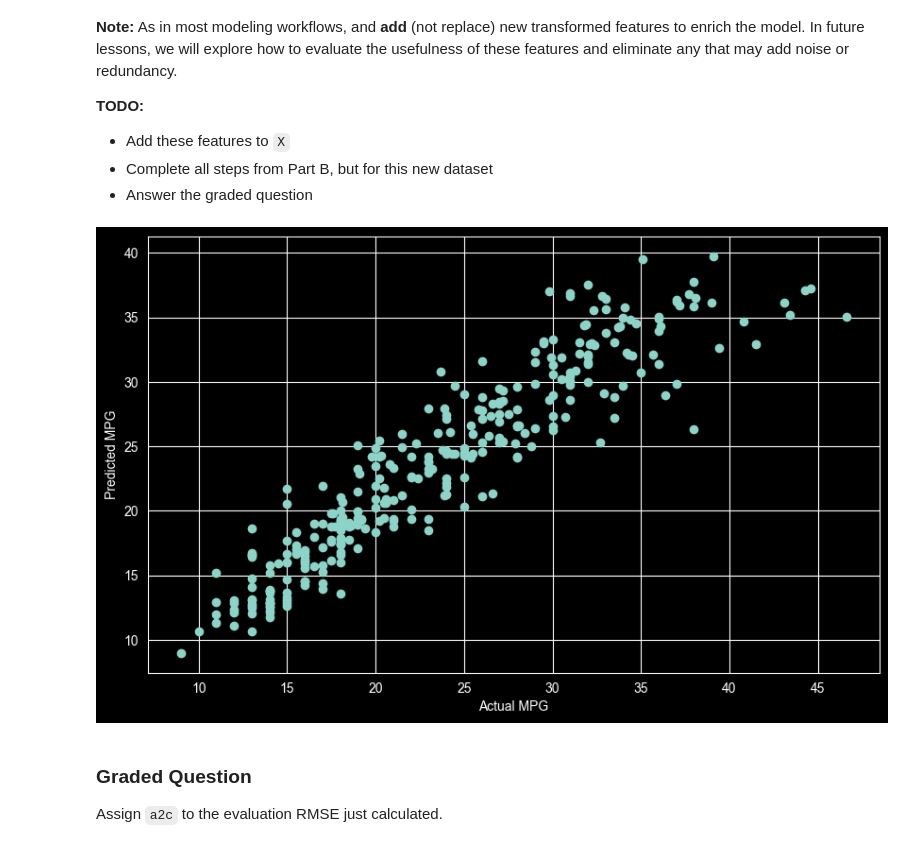
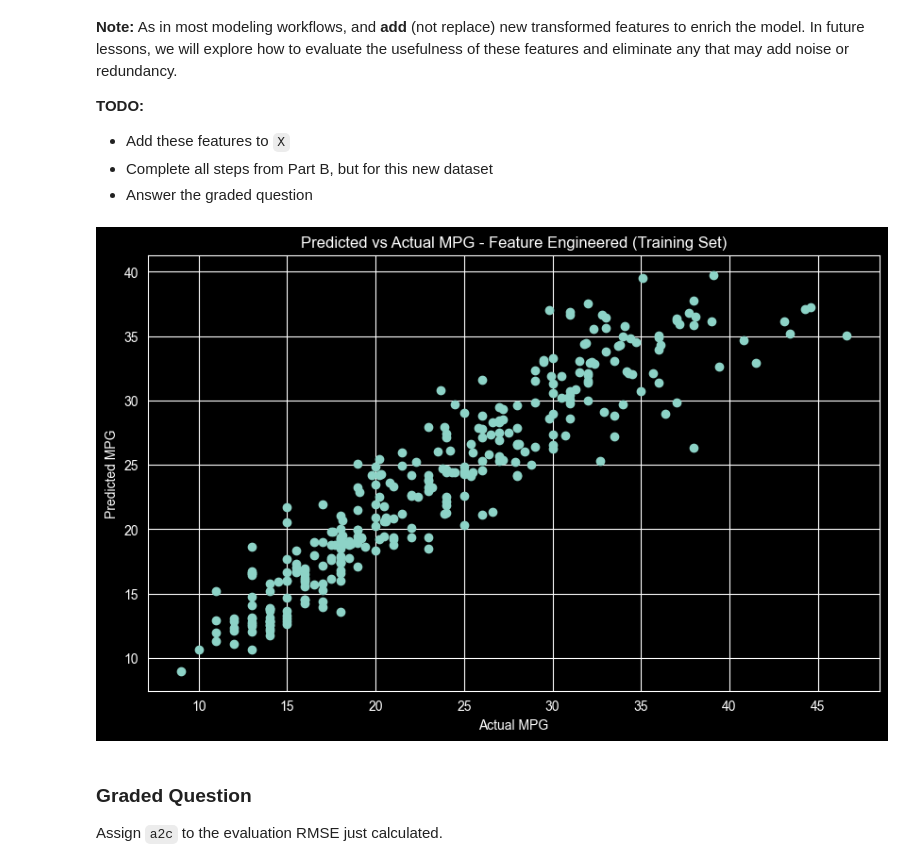
Before and after one commit to reynolkb-bu/Module-3-Assignments, a Jupyter notebook: Homework_03.ipynb, the cells around one changed output. Cells and saved outputs as stored; diff of their text form; code cells hidden in the pictures.

```diff
--- a/Homework_03.ipynb
+++ b/Homework_03.ipynb
@@ -678,31 +685,41 @@ This allows the model to capture joint effects that wouldn’t be possible with
 # %%
 # Your code here; add as many cells as you need
 
-feature_columns['sqrt_horsepower'] = np.sqrt(df_mpg_cleaned['horsepower'])
-feature_columns['logWeight'] = np.log1p(df_mpg_cleaned['weight'])
-feature_columns['dispXyl'] = df_mpg_cleaned['displacement'] * df_mpg_cleaned['cylinders']
+feature_columns_fe = feature_columns.copy()
+
+feature_columns_fe['sqrt_horsepower'] = np.sqrt(df_mpg_cleaned['horsepower'])
+feature_columns_fe['logWeight'] = np.log1p(df_mpg_cleaned['weight'])
+feature_columns_fe['dispXyl'] = df_mpg_cleaned['displacement'] * df_mpg_cleaned['cylinders']
 
 target_column = df_mpg_cleaned['mpg']
 
-X_train, X_eval, y_train, y_eval = train_test_split(feature_columns, target_column, test_size=0.2, random_state=42)
+X_train, X_eval, y_train, y_eval = train_test_split(feature_columns_fe, target_column, test_size=0.2, random_state=42)
 
 model = LinearRegression()
 model.fit(X_train, y_train)
 
 y_train_pred = model.predict(X_train)
 y_eval_pred = model.predict(X_eval)
 
 fe_train_rmse = root_mean_squared_error(y_train, y_train_pred)
 fe_eval_rmse = root_mean_squared_error(y_eval, y_eval_pred)
 fe_train_mae = mean_absolute_error(y_train, y_train_pred)
 fe_eval_mae = mean_absolute_error(y_eval, y_eval_pred)
 
+# Add print statements
+print(f'Training RMSE: {fe_train_rmse:.4f}')
+print(f'Evaluation RMSE: {fe_eval_rmse:.4f}')
+print(f'Training MAE: {fe_train_mae:.4f}')
+print(f'Evaluation MAE: {fe_eval_mae:.4f}')
+
 plt.figure(figsize=(10, 6))
 plt.scatter(y_train, y_train_pred, marker='o')
 plt.xlabel('Actual MPG')
 plt.ylabel('Predicted MPG')
+plt.title('Predicted vs Actual MPG - Feature Engineered (Training Set)')
+plt.show()
 # %% [output]
-[figure, old version]
+[figure, new version]
 # %% [markdown]
 ### Graded Question
 
```
Also changed, not shown: parts of 4 cells of this notebook.
